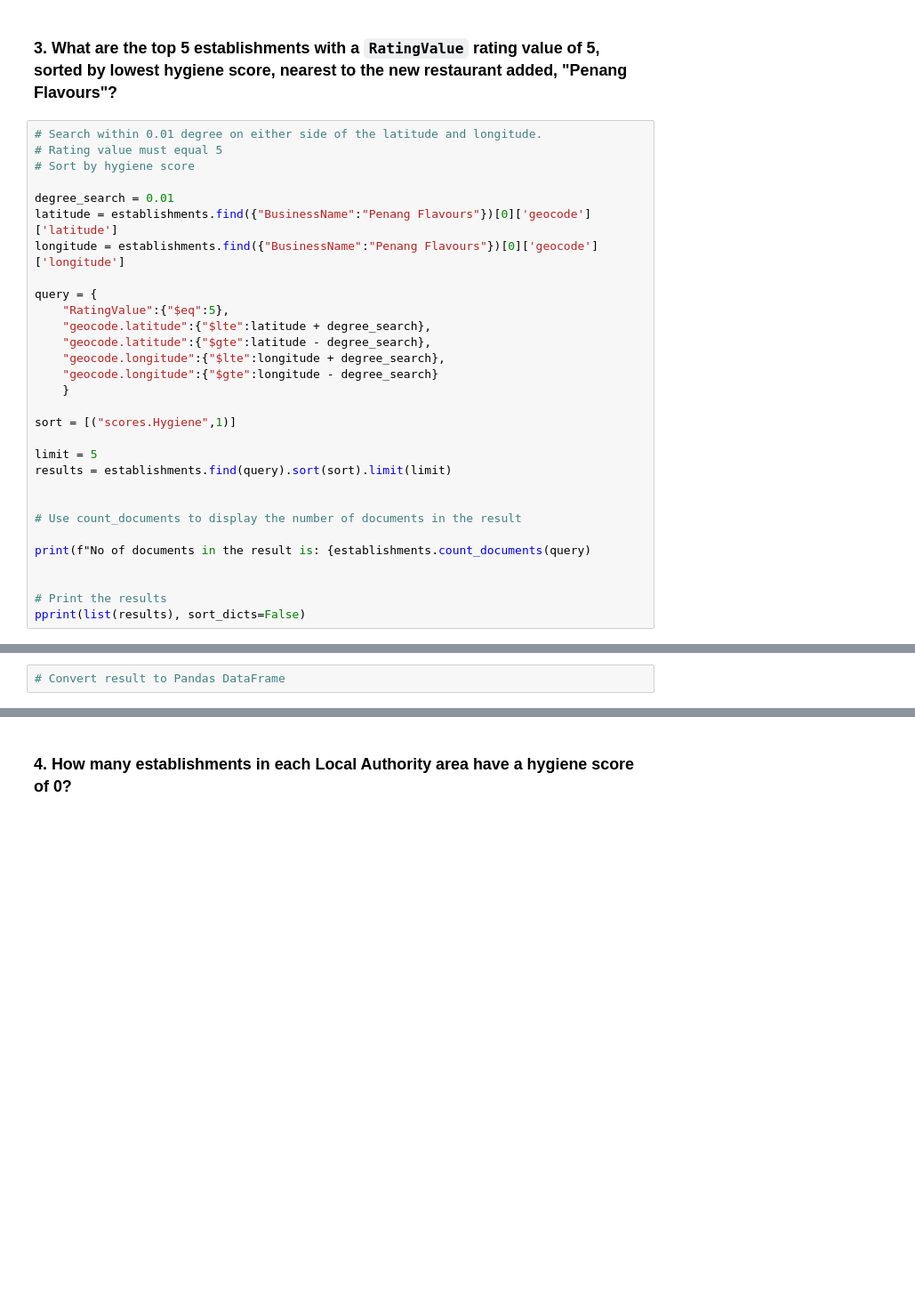
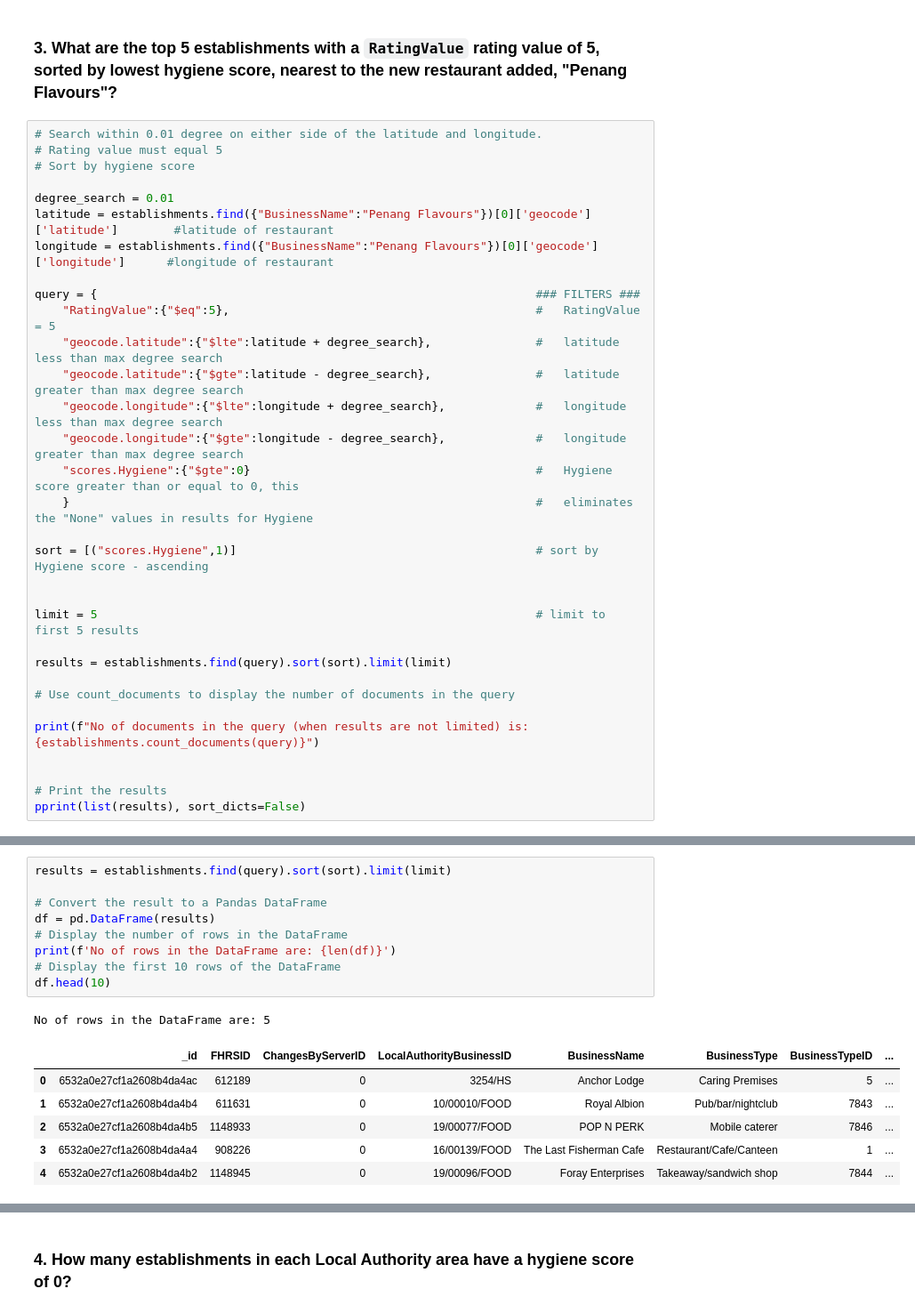
Before and after one commit to smmr89/nosql-challenge, a Jupyter notebook: NoSQL_analysis_starter.ipynb, the cells around one changed output, grey strips where cells are left out. Shown at 89% size. Drawn from its saved outputs; the diff is of its cells as text; blank space fills up the shorter version.

```diff
--- a/NoSQL_analysis_starter.ipynb
+++ b/NoSQL_analysis_starter.ipynb
@@ -142,26 +142,28 @@ No of rows in the DataFrame are: 33
 # Sort by hygiene score
 
 degree_search = 0.01
-latitude = establishments.find({"BusinessName":"Penang Flavours"})[0]['geocode']['latitude']
-longitude = establishments.find({"BusinessName":"Penang Flavours"})[0]['geocode']['longitude']
+latitude = establishments.find({"BusinessName":"Penang Flavours"})[0]['geocode']['latitude']        #latitude of restaurant
+longitude = establishments.find({"BusinessName":"Penang Flavours"})[0]['geocode']['longitude']      #longitude of restaurant
 
-query = {
-    "RatingValue":{"$eq":5},
-    "geocode.latitude":{"$lte":latitude + degree_search},
-    "geocode.latitude":{"$gte":latitude - degree_search},
-    "geocode.longitude":{"$lte":longitude + degree_search},
-    "geocode.longitude":{"$gte":longitude - degree_search}
-    }
+query = {                                                               ### FILTERS ###
+    "RatingValue":{"$eq":5},                                            #   RatingValue = 5
+    "geocode.latitude":{"$lte":latitude + degree_search},               #   latitude less than max degree search
+    "geocode.latitude":{"$gte":latitude - degree_search},               #   latitude greater than max degree search
+    "geocode.longitude":{"$lte":longitude + degree_search},             #   longitude less than max degree search
+    "geocode.longitude":{"$gte":longitude - degree_search},             #   longitude greater than max degree search
+    "scores.Hygiene":{"$gte":0}                                         #   Hygiene score greater than or equal to 0, this
+    }                                                                   #   eliminates the "None" values in results for Hygiene
 
-sort = [("scores.Hygiene",1)]
+sort = [("scores.Hygiene",1)]                                           # sort by Hygiene score - ascending
 
-limit = 5
+
+limit = 5                                                               # limit to first 5 results
+
 results = establishments.find(query).sort(sort).limit(limit)
 
+# Use count_documents to display the number of documents in the query
 
-# Use count_documents to display the number of documents in the result
-
-print(f"No of documents in the result is: {establishments.count_documents(query)
+print(f"No of documents in the query (when results are not limited) is: {establishments.count_documents(query)}")
 
 
 # Print the results
@@ -171,2 +189,17 @@ InvalidDocument: cannot encode object: <pymongo.cursor.Cursor object at 0x...>,
 # %%
-# Convert result to Pandas DataFrame
+results = establishments.find(query).sort(sort).limit(limit)
+
+# Convert the result to a Pandas DataFrame
+df = pd.DataFrame(results)
+# Display the number of rows in the DataFrame
+print(f'No of rows in the DataFrame are: {len(df)}')
+# Display the first 10 rows of the DataFrame
+df.head(10)
+# %% [output]
+No of rows in the DataFrame are: 5
+|  | _id | FHRSID | ChangesByServerID | LocalAuthorityBusinessID | BusinessName | BusinessType | BusinessTypeID | ... |
+| 0 | 6532a0e27cf1a2608b4da4ac | 612189 | 0 | 3254/HS | Anchor Lodge | Caring Premises | 5 | ... |
+| 1 | 6532a0e27cf1a2608b4da4b4 | 611631 | 0 | 10/00010/FOOD | Royal Albion | Pub/bar/nightclub | 7843 | ... |
+| 2 | 6532a0e27cf1a2608b4da4b5 | 1148933 | 0 | 19/00077/FOOD | POP N PERK | Mobile caterer | 7846 | ... |
+| 3 | 6532a0e27cf1a2608b4da4a4 | 908226 | 0 | 16/00139/FOOD | The Last Fisherman Cafe | Restaurant/Cafe/Canteen | 1 | ... |
+| 4 | 6532a0e27cf1a2608b4da4b2 | 1148945 | 0 | 19/00096/FOOD | Foray Enterprises | Takeaway/sandwich shop | 7844 | ... |
```
Also changed, not shown: parts of 2 cells of this notebook.
